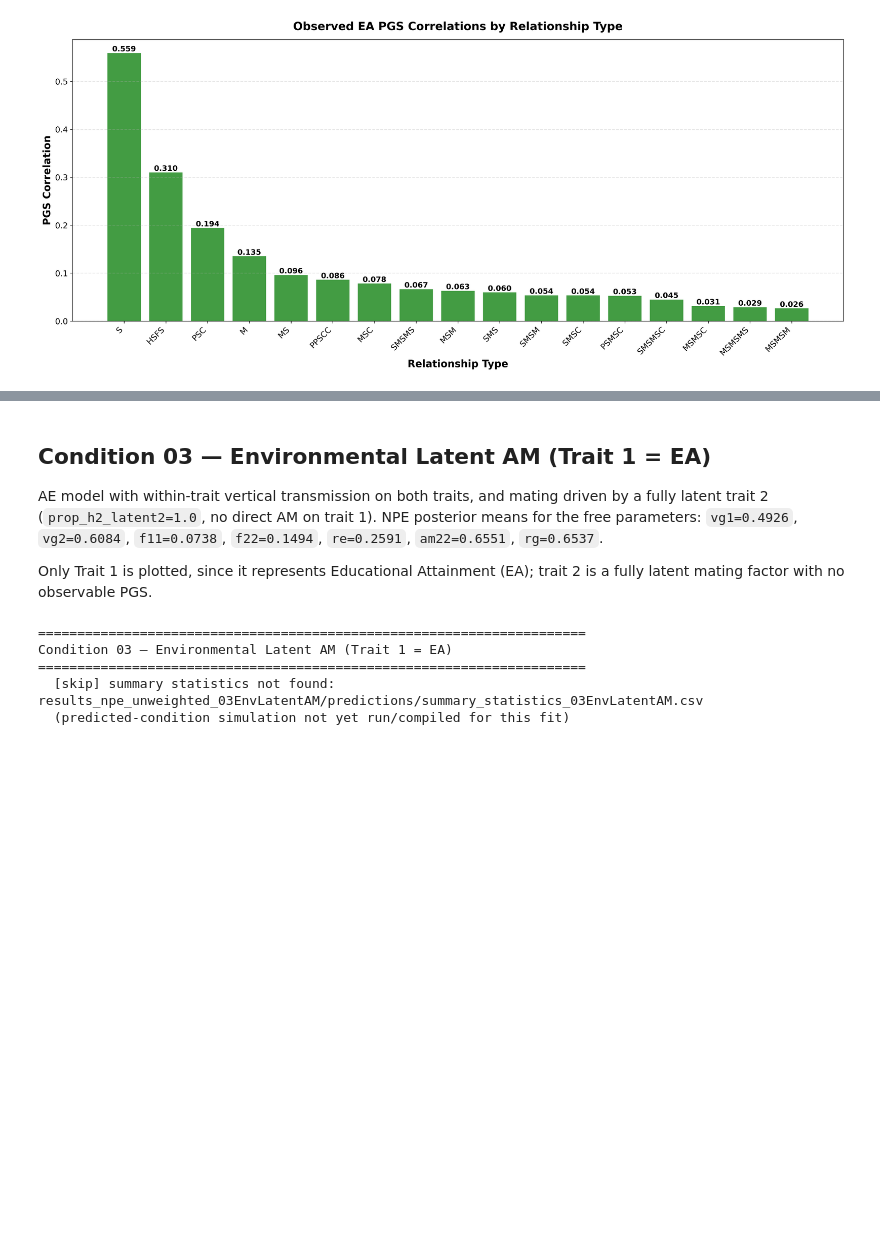
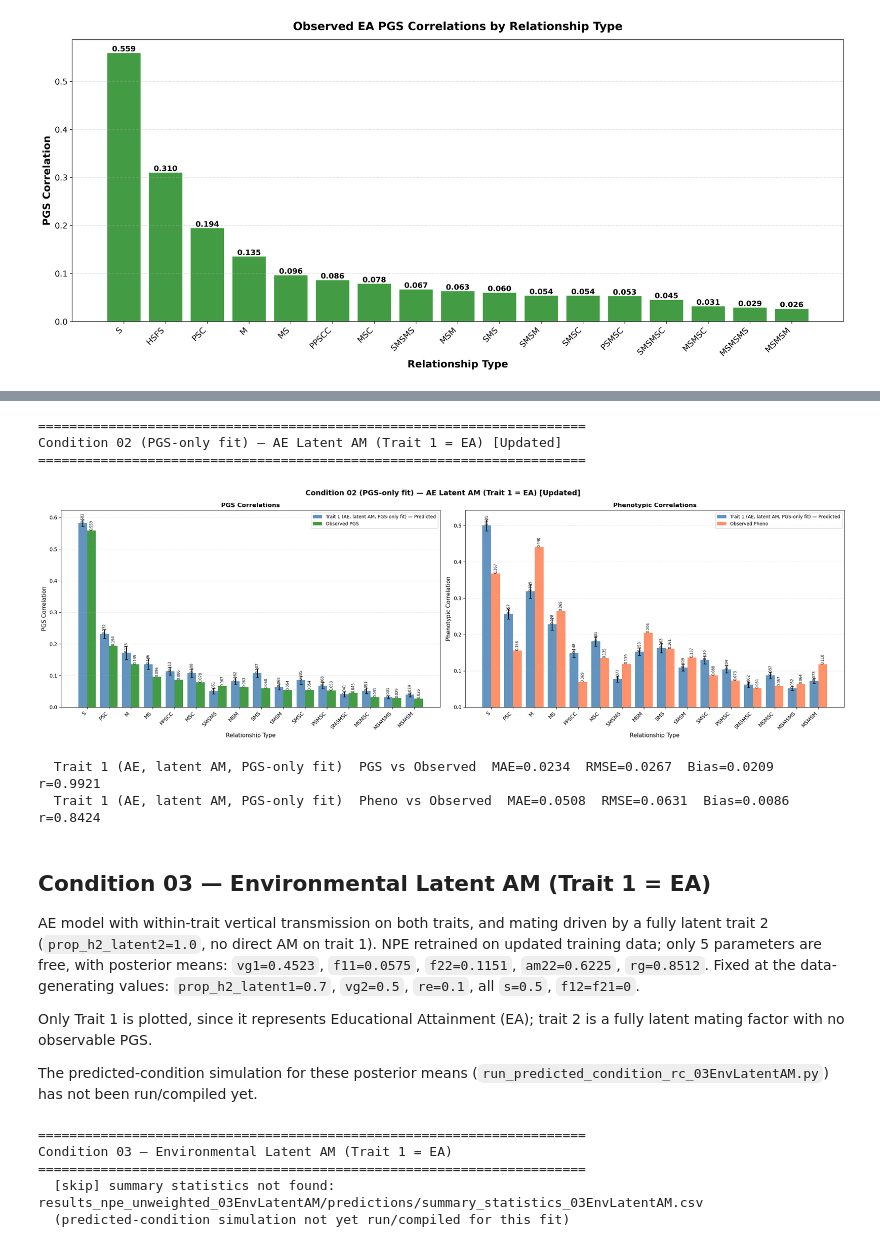
Before and after one commit to Xuanyu-Lyu/PGS_Cor_Relative, a Jupyter notebook: Scripts/nn_NPE/Analysis_NPE.ipynb, the cells around one changed output, grey strips where cells are left out. Saved outputs shown, nothing was run; the diff lists cells and outputs as text; code cells hidden in the pictures; blank space fills up the shorter version.

```diff
--- a/Scripts/nn_NPE/Analysis_NPE.ipynb
+++ b/Scripts/nn_NPE/Analysis_NPE.ipynb
@@ -284,8 +329,20 @@ Condition 02 — AE Latent AM (Trait 1 = EA)
+# %%
+cond = CONDITIONS[3]
+plot_condition(cond["label"], cond["csv"], cond["traits"])
+# %% [output]
+======================================================================
+Condition 02 (PGS-only fit) — AE Latent AM (Trait 1 = EA) [Updated]
+======================================================================
+[figure, added]
+  Trait 1 (AE, latent AM, PGS-only fit)  PGS vs Observed  MAE=0.0234  RMSE=0.0267  Bias=0.0209  r=0.9921
+  Trait 1 (AE, latent AM, PGS-only fit)  Pheno vs Observed  MAE=0.0508  RMSE=0.0631  Bias=0.0086  r=0.8424
 # %% [markdown]
 ## Condition 03 — Environmental Latent AM (Trait 1 = EA)
 
-AE model with within-trait vertical transmission on both traits, and mating driven by a fully latent trait 2 (`prop_h2_latent2=1.0`, no direct AM on trait 1). NPE posterior means for the free parameters:
-`vg1=0.4926`, `vg2=0.6084`, `f11=0.0738`, `f22=0.1494`, `re=0.2591`, `am22=0.6551`, `rg=0.6537`.
+AE model with within-trait vertical transmission on both traits, and mating driven by a fully latent trait 2 (`prop_h2_latent2=1.0`, no direct AM on trait 1). NPE retrained on updated training data; only 5 parameters are free, with posterior means:
+`vg1=0.4523`, `f11=0.0575`, `f22=0.1151`, `am22=0.6225`, `rg=0.8512`. Fixed at the data-generating values: `prop_h2_latent1=0.7`, `vg2=0.5`, `re=0.1`, all `s=0.5`, `f12=f21=0`.
 
 Only Trait 1 is plotted, since it represents Educational Attainment (EA); trait 2 is a fully latent mating factor with no observable PGS.
+
+The predicted-condition simulation for these posterior means (`run_predicted_condition_rc_03EnvLatentAM.py`) has not been run/compiled yet.
 # %%
```
Also changed, not shown: parts of 13 cells of this notebook, 4 other files.
